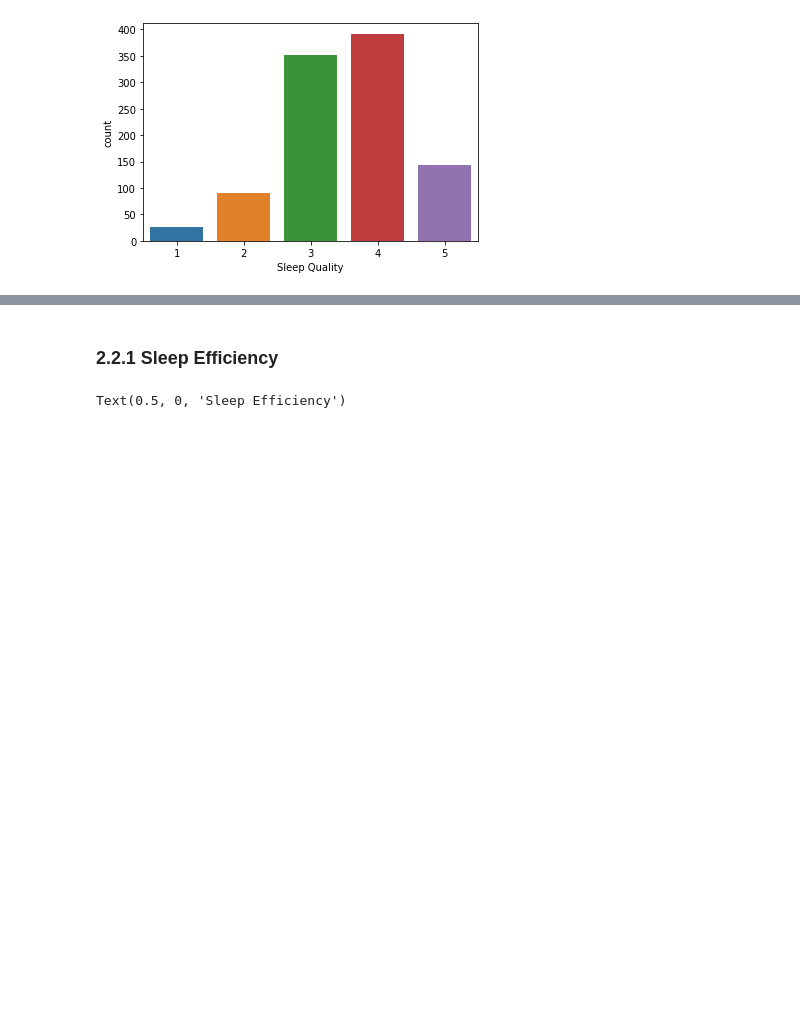
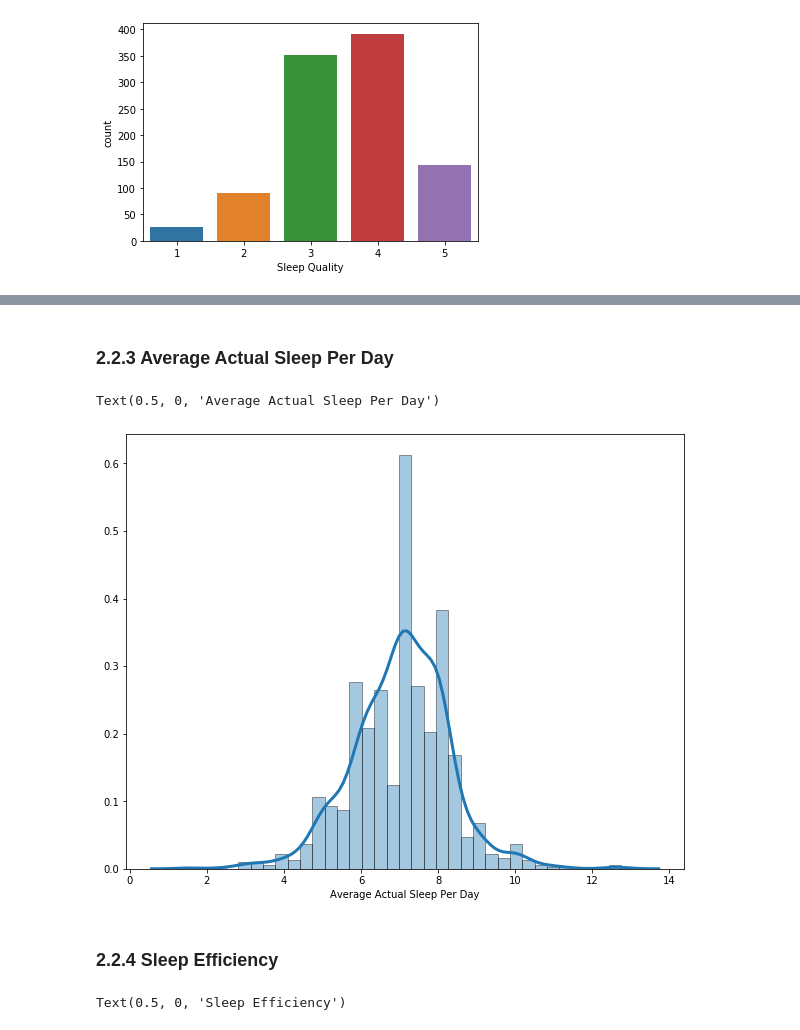
Before and after one commit to zhangxingruo/2019-fa-stats131-group2, a Jupyter notebook: STATS131_Friends_Final_Project.ipynb, the cells around one changed output, grey strips where cells are left out. Drawn from its saved outputs; the diff is of its cells as text; code cells hidden in the pictures; blank space fills up the shorter version.

```diff
--- a/STATS131_Friends_Final_Project.ipynb
+++ b/STATS131_Friends_Final_Project.ipynb
@@ -69,5 +82,18 @@ Text(0.5, 0, 'Sleep Quality')
+# %% [markdown]
+### 2.2.3 Average Actual Sleep Per Day
+# %%
+fig = plt.figure(figsize = [10,8])
+sns.distplot(sleep.avg_actual_sleep,
+             hist = True, kde = True,
+             hist_kws={'edgecolor':'black'},
+             kde_kws={'linewidth': 3})
+
+plt.xlabel('Average Actual Sleep Per Day')
+# %% [output]
+Text(0.5, 0, 'Average Actual Sleep Per Day')
+[figure, added]
 # %% [markdown]
-### 2.2.1 Sleep Efficiency
+### 2.2.4 Sleep Efficiency
 # %%
 fig = plt.figure(figsize = [10,8])
 sns.distplot(sleep.sleep_efficiency,
```
Also changed, not shown: parts of 2 cells of this notebook.
